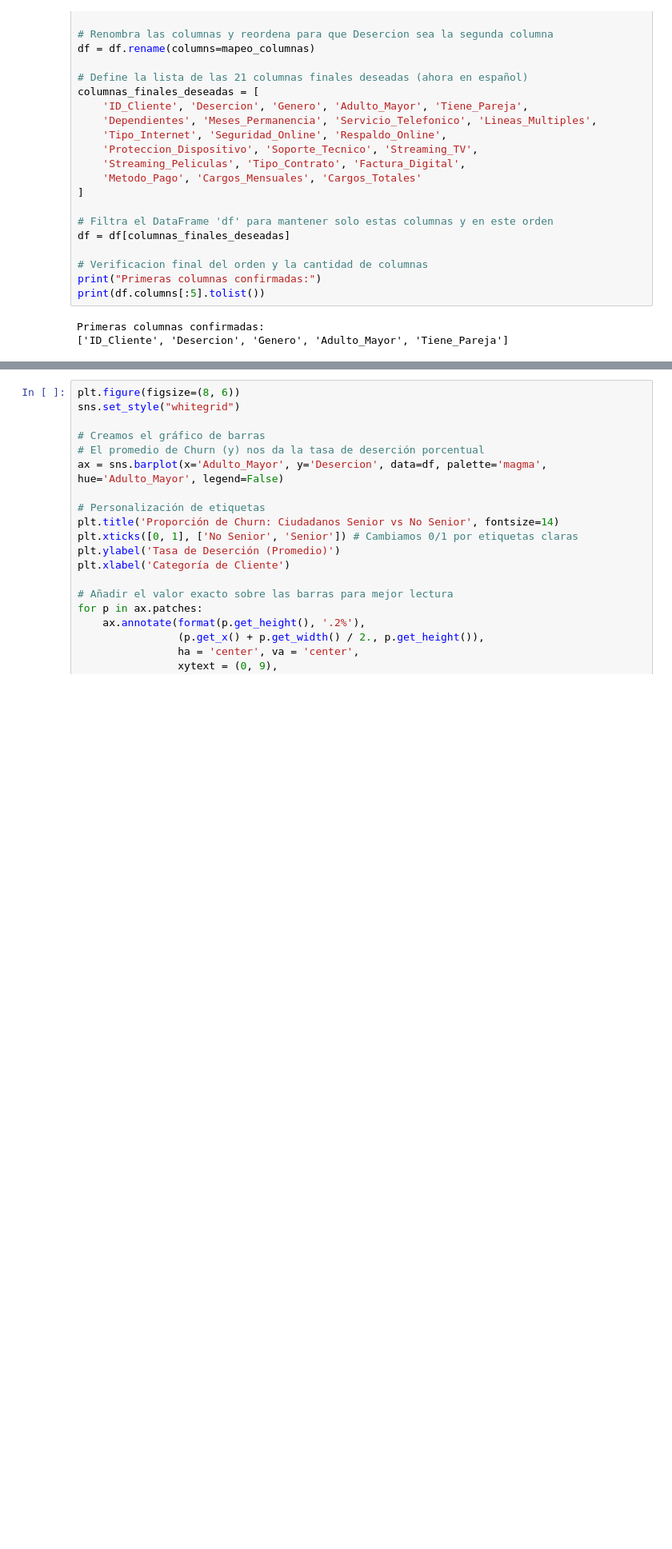
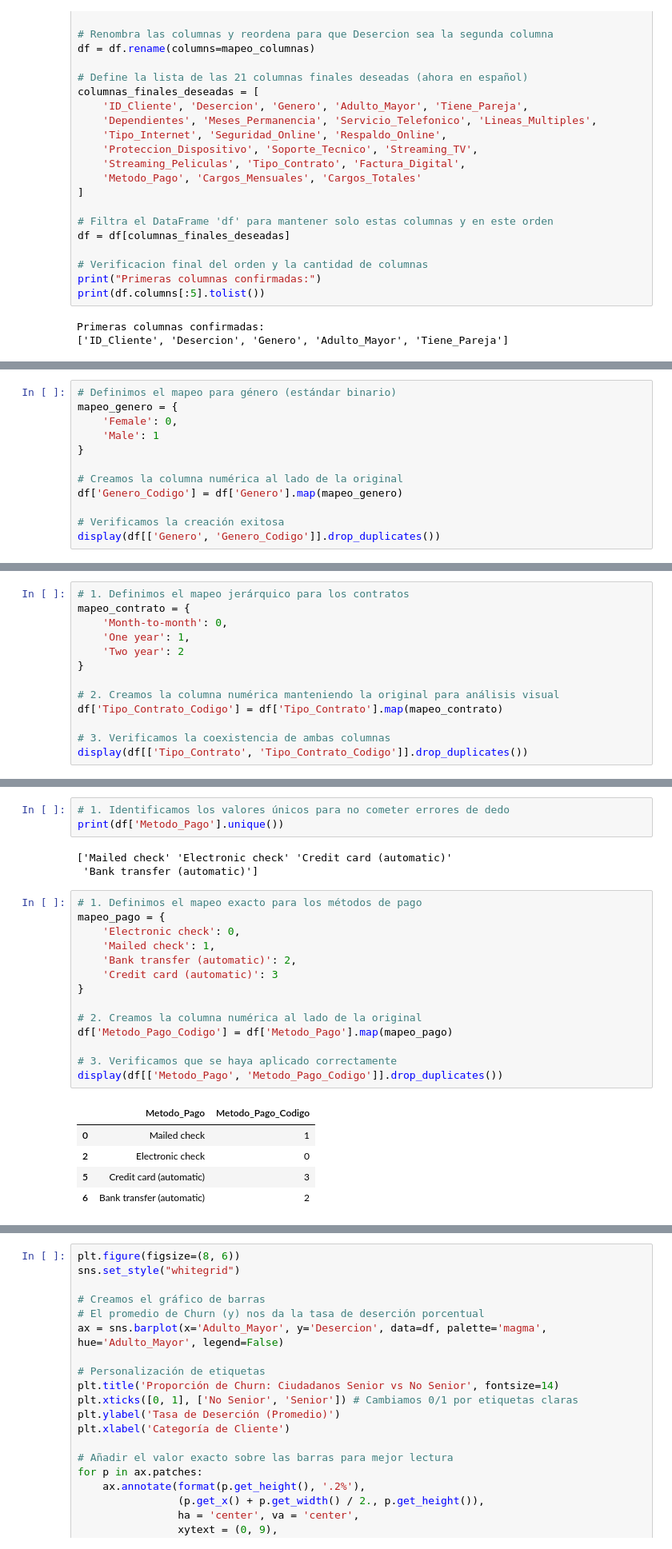
Before and after one commit to lstredel/Challenge-Telecom-X, a Jupyter notebook: Challenge_TelecomX.ipynb, the cells around one changed output, grey strips where cells are left out. Shown at 80% size. Cells and saved outputs as stored; diff of their text form; blank space fills up the shorter version.

```diff
--- a/Challenge_TelecomX.ipynb
+++ b/Challenge_TelecomX.ipynb
@@ -479,0 +538,12 @@ Primeras columnas confirmadas:
+# %%
+# Definimos el mapeo para género (estándar binario)
+mapeo_genero = {
+    'Female': 0,
+    'Male': 1
+}
+
+# Creamos la columna numérica al lado de la original
+df['Genero_Codigo'] = df['Genero'].map(mapeo_genero)
+
+# Verificamos la creación exitosa
+display(df[['Genero', 'Genero_Codigo']].drop_duplicates())
@@ -489,0 +564,13 @@ Primeras columnas confirmadas:
+# %%
+# 1. Definimos el mapeo jerárquico para los contratos
+mapeo_contrato = {
+    'Month-to-month': 0,
+    'One year': 1,
+    'Two year': 2
+}
+
+# 2. Creamos la columna numérica manteniendo la original para análisis visual
+df['Tipo_Contrato_Codigo'] = df['Tipo_Contrato'].map(mapeo_contrato)
+
+# 3. Verificamos la coexistencia de ambas columnas
+display(df[['Tipo_Contrato', 'Tipo_Contrato_Codigo']].drop_duplicates())
@@ -489,0 +612,26 @@ Primeras columnas confirmadas:
+# %%
+# 1. Identificamos los valores únicos para no cometer errores de dedo
+print(df['Metodo_Pago'].unique())
+# %% [output]
+['Mailed check' 'Electronic check' 'Credit card (automatic)'
+ 'Bank transfer (automatic)']
+# %%
+# 1. Definimos el mapeo exacto para los métodos de pago
+mapeo_pago = {
+    'Electronic check': 0,
+    'Mailed check': 1,
+    'Bank transfer (automatic)': 2,
+    'Credit card (automatic)': 3
+}
+
+# 2. Creamos la columna numérica al lado de la original
+df['Metodo_Pago_Codigo'] = df['Metodo_Pago'].map(mapeo_pago)
+
+# 3. Verificamos que se haya aplicado correctamente
+display(df[['Metodo_Pago', 'Metodo_Pago_Codigo']].drop_duplicates())
+# %% [output]
+|  | Metodo_Pago | Metodo_Pago_Codigo |
+| 0 | Mailed check | 1 |
+| 2 | Electronic check | 0 |
+| 5 | Credit card (automatic) | 3 |
+| 6 | Bank transfer (automatic) | 2 |
```
Also changed, not shown: parts of 63 cells of this notebook.
